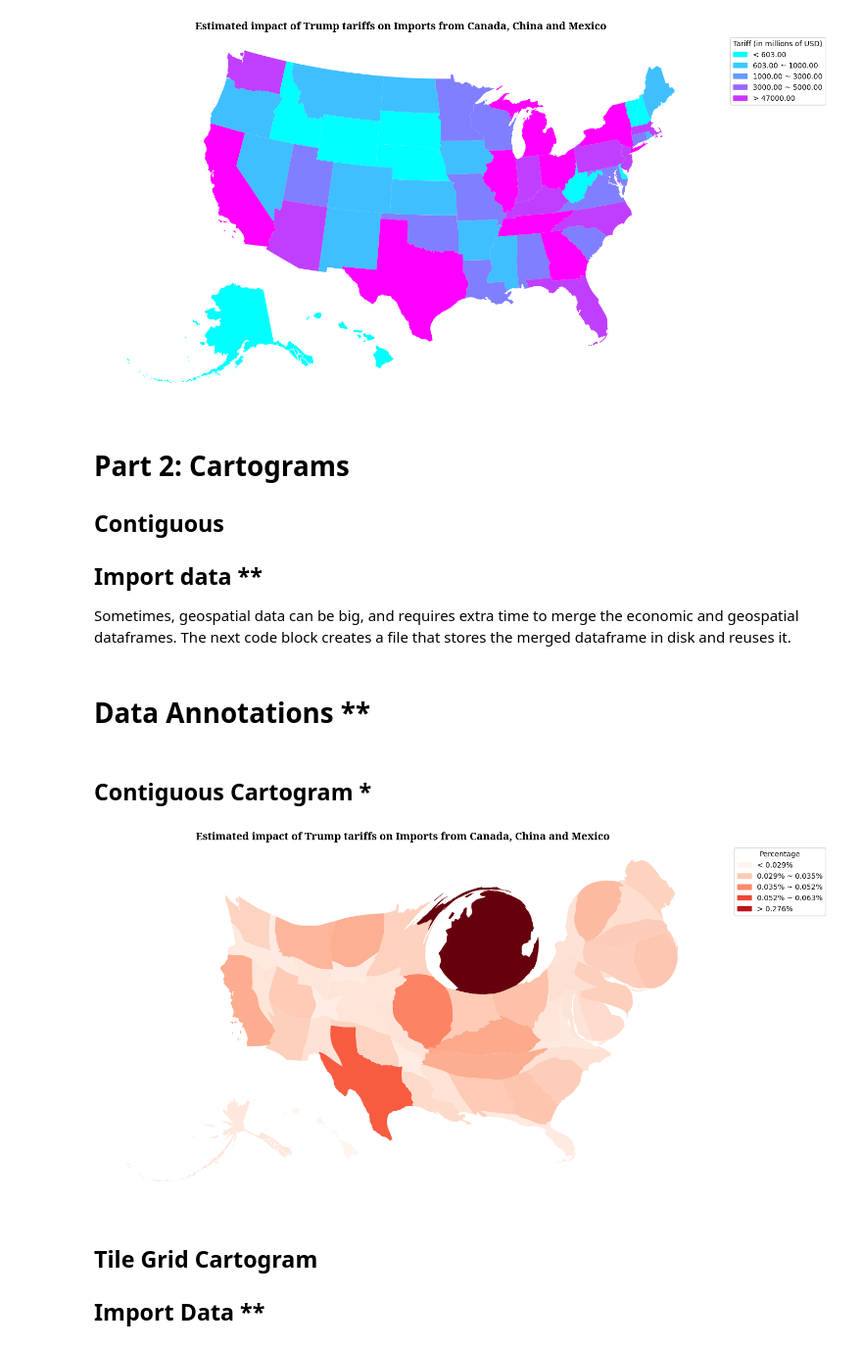
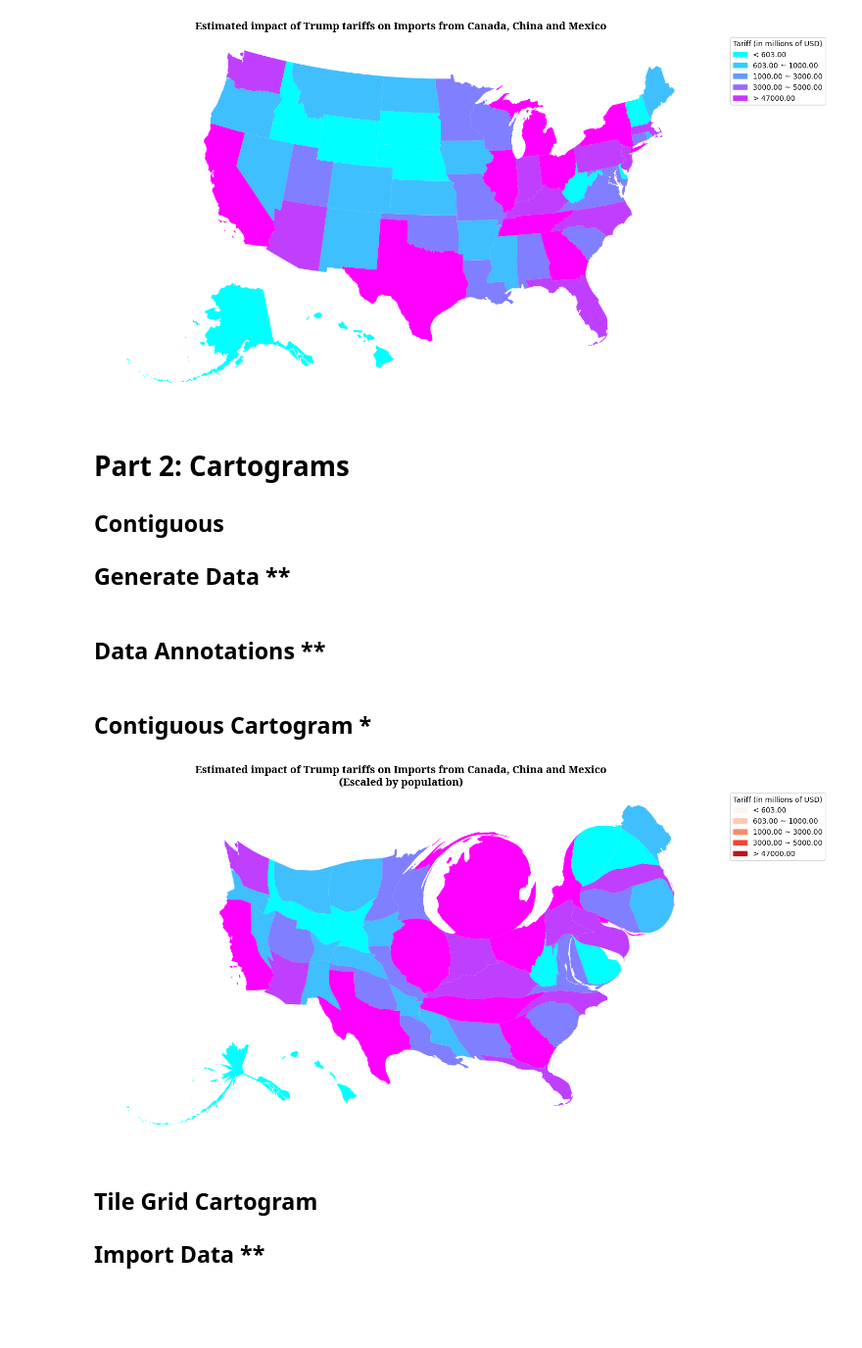
Before and after one commit to sturm1619/spring-2025, a Jupyter notebook: cs3820/homework/08/homework_8.ipynb, the cells around one changed output. Shown at 98% size. Saved outputs shown, nothing was run; the diff lists cells and outputs as text; code cells hidden in the pictures; blank space fills up the shorter version.

```diff
--- a/cs3820/homework/08/homework_8.ipynb
+++ b/cs3820/homework/08/homework_8.ipynb
@@ -107,8 +110,7 @@ plt.show()
 # Part 2: Cartograms
 ## Contiguous
 
-## Import data **
-Sometimes, geospatial data can be big, and requires extra time to merge the economic and geospatial dataframes. The next code block creates a file that stores the merged dataframe in disk and reuses it.
+## Generate Data **
 # %%
 try:
     open("cartogram_population/cartogram_albers.shp")
@@ -129,19 +131,11 @@ except FileNotFoundError:
 
     us_cartogram.to_file("cartogram_population/cartogram_albers.shp")
 
-    # Create the colormap
-    reds = mcolors.LinearSegmentedColormap.from_list("Reds", colors)
 
-    colors = []
-    for i in range(len(gdf_merged)):
-        total = gdf_merged["Percent (R)"].iloc[i] + gdf_merged["Percent (D)"].iloc[i]
-        ratio = gdf_merged["Percent (D)"].iloc[i] / total
-        colors.append(red_purple_blue(ratio))
-    gdf_merged["purples"] = colors
 finally:
     us_cartogram = gpd.read_file("cartogram_population/cartogram_albers.shp")
 # %% [markdown]
-# Data Annotations **
+## Data Annotations **
 # %%
 ratio_rule: tuple[str, str, str] = (
     r"< {:.3%}",
@@ -152,23 +146,25 @@ ratio_rule: tuple[str, str, str] = (
 ## Contiguous Cartogram *
 # %%
 bins = tuple(
-    us_cartogram.sort_values("pop_tariff").iloc[i].pop_tariff for i in range(9,50,10)
+    us_cartogram.sort_values("tariff").iloc[i].tariff for i in range(9,50,10)
 )
-bin_labels = generate_bin_labels(bins, ratio_rule)
+bin_labels = generate_bin_labels(bins, money_rule)
 handles = [mpatches.Patch(color=plt.cm.Reds(i / len(bins)), label=label)
            for i, label in enumerate(bin_labels)]
 
 # NOTE: Generate Plot
 fig, ax = plt.subplots(figsize=(15,12))
-us_cartogram.plot(column="pop_tariff", cmap="Reds", ax=ax
-                  # scheme="User_Defined", classification_kwds=dict(bins=bins)
+us_cartogram.plot(column="tariff", cmap="cool", ax=ax,
+                scheme="User_Defined", classification_kwds=dict(bins=bins)
 )
-ax.legend(handles=handles, bbox_to_anchor=(1.04, 1), loc='upper left', title='Percentage')
+ax.legend(handles=handles, bbox_to_anchor=(1.04, 1), loc='upper left', title="Tariff (in millions of USD)")
 ax.set_axis_off()
-ax.set_title(title, weight="bold", size="x-large", fontname="Noto Serif")
+ax.set_title(
+    title + "\n(Escaled by population)", weight="bold", size="x-large", fontname="Noto Serif"
+)
 plt.show()
 # %% [output]
-[figure, old version]
+[figure, new version]
 # %% [markdown]
 ## Tile Grid Cartogram
 
```
Also changed, not shown: parts of 5 cells of this notebook, 6 other files.
